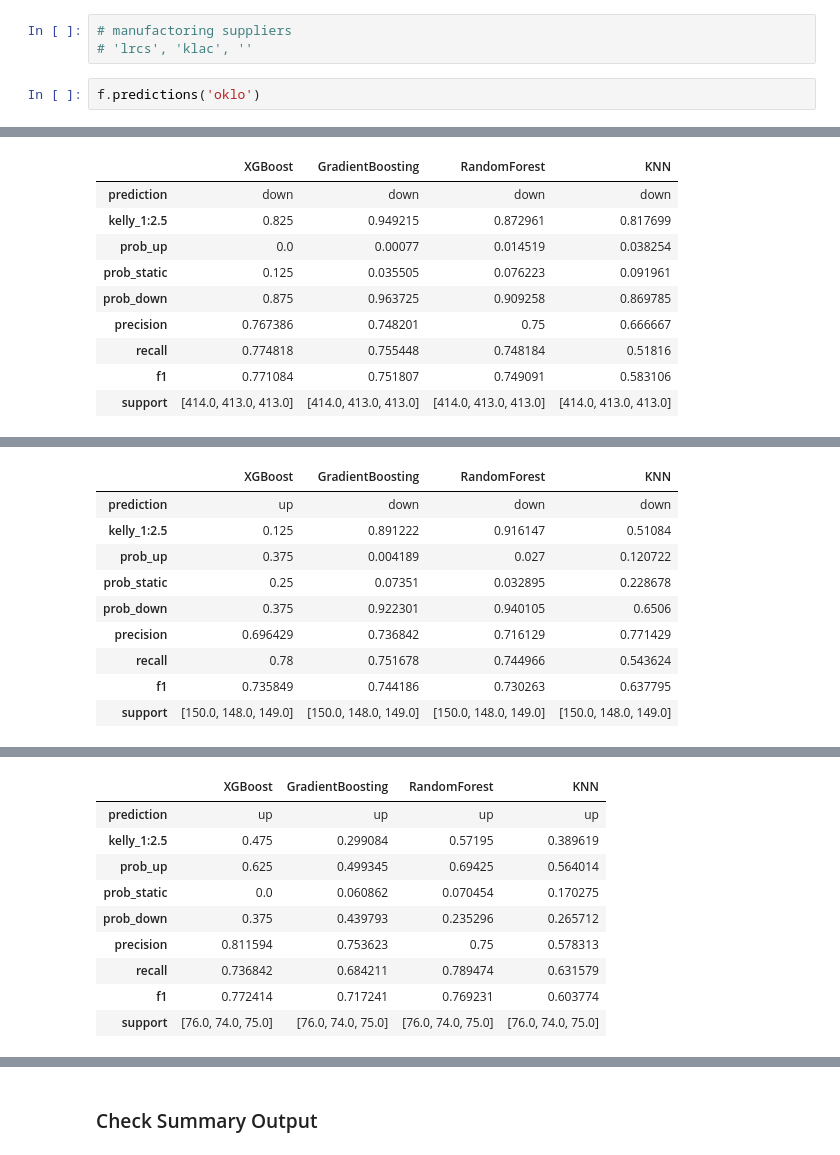
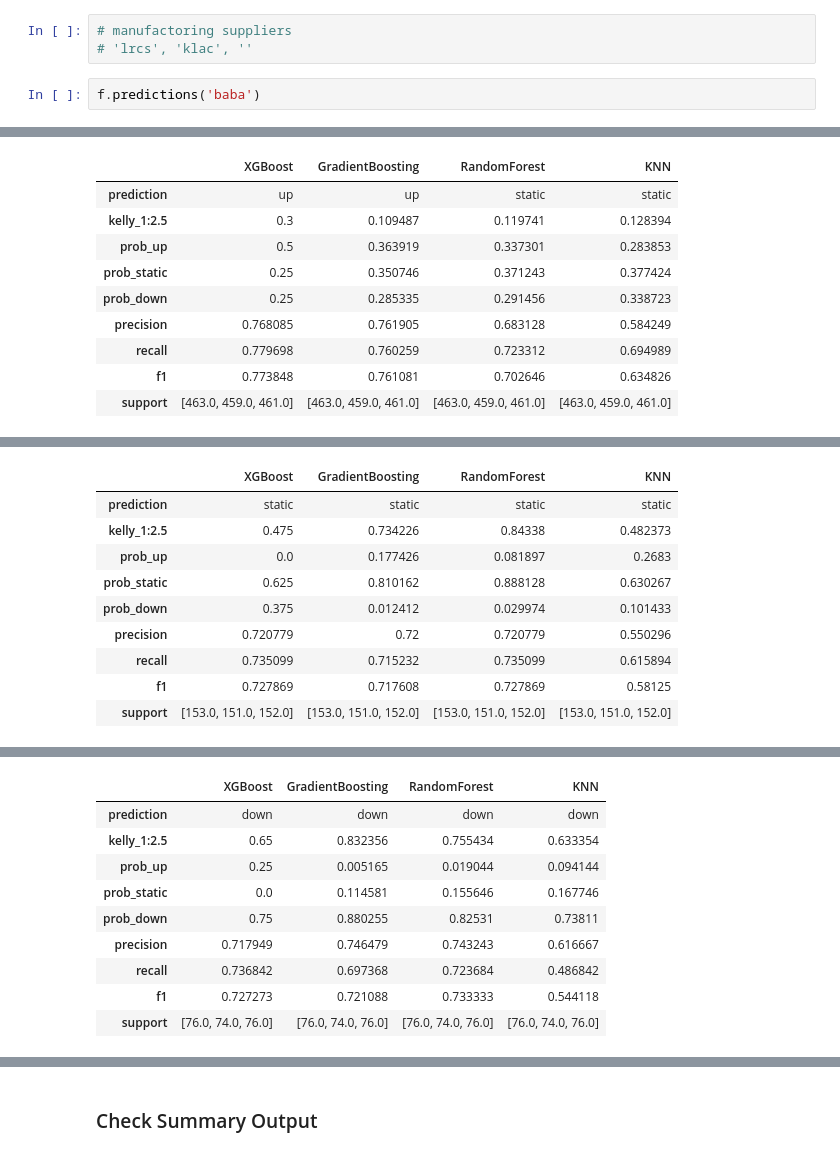
Before and after one commit to yuchild/stock_production, a Jupyter notebook: stock_next_time_frame_predictor.ipynb, the cells around one changed output, grey strips where cells are left out. Cells and saved outputs as stored; diff of their text form.

```diff
--- a/stock_next_time_frame_predictor.ipynb
+++ b/stock_next_time_frame_predictor.ipynb
@@ -43,5 +43,5 @@ from src import functions as f
 # manufactoring suppliers
 # 'lrcs', 'klac', ''
 # %%
-f.predictions('oklo')
+f.predictions('baba')
 # %% [output]
@@ -49,10 +49,10 @@ OKLO 5m Interval Timestamp: 2024-10-21 03:07:44
 |  | XGBoost | GradientBoosting | RandomForest | KNN |
-| prediction | down | down | down | down |
-| kelly_1:2.5 | 0.825 | 0.949215 | 0.872961 | 0.817699 |
-| prob_up | 0.0 | 0.00077 | 0.014519 | 0.038254 |
-| prob_static | 0.125 | 0.035505 | 0.076223 | 0.091961 |
-| prob_down | 0.875 | 0.963725 | 0.909258 | 0.869785 |
-| precision | 0.767386 | 0.748201 | 0.75 | 0.666667 |
-| recall | 0.774818 | 0.755448 | 0.748184 | 0.51816 |
-| f1 | 0.771084 | 0.751807 | 0.749091 | 0.583106 |
-| support | [414.0, 413.0, 413.0] | [414.0, 413.0, 413.0] | [414.0, 413.0, 413.0] | [414.0, 413.0, 413.0] |
+| prediction | up | up | static | static |
+| kelly_1:2.5 | 0.3 | 0.109487 | 0.119741 | 0.128394 |
+| prob_up | 0.5 | 0.363919 | 0.337301 | 0.283853 |
+| prob_static | 0.25 | 0.350746 | 0.371243 | 0.377424 |
+| prob_down | 0.25 | 0.285335 | 0.291456 | 0.338723 |
+| precision | 0.768085 | 0.761905 | 0.683128 | 0.584249 |
+| recall | 0.779698 | 0.760259 | 0.723312 | 0.694989 |
+| f1 | 0.773848 | 0.761081 | 0.702646 | 0.634826 |
+| support | [463.0, 459.0, 461.0] | [463.0, 459.0, 461.0] | [463.0, 459.0, 461.0] | [463.0, 459.0, 461.0] |
@@ -60,10 +60,10 @@ OKLO 15m Interval Timestamp: 2024-10-21 03:07:50
 |  | XGBoost | GradientBoosting | RandomForest | KNN |
-| prediction | up | down | down | down |
-| kelly_1:2.5 | 0.125 | 0.891222 | 0.916147 | 0.51084 |
-| prob_up | 0.375 | 0.004189 | 0.027 | 0.120722 |
-| prob_static | 0.25 | 0.07351 | 0.032895 | 0.228678 |
-| prob_down | 0.375 | 0.922301 | 0.940105 | 0.6506 |
-| precision | 0.696429 | 0.736842 | 0.716129 | 0.771429 |
-| recall | 0.78 | 0.751678 | 0.744966 | 0.543624 |
-| f1 | 0.735849 | 0.744186 | 0.730263 | 0.637795 |
-| support | [150.0, 148.0, 149.0] | [150.0, 148.0, 149.0] | [150.0, 148.0, 149.0] | [150.0, 148.0, 149.0] |
+| prediction | static | static | static | static |
+| kelly_1:2.5 | 0.475 | 0.734226 | 0.84338 | 0.482373 |
+| prob_up | 0.0 | 0.177426 | 0.081897 | 0.2683 |
+| prob_static | 0.625 | 0.810162 | 0.888128 | 0.630267 |
+| prob_down | 0.375 | 0.012412 | 0.029974 | 0.101433 |
+| precision | 0.720779 | 0.72 | 0.720779 | 0.550296 |
+| recall | 0.735099 | 0.715232 | 0.735099 | 0.615894 |
+| f1 | 0.727869 | 0.717608 | 0.727869 | 0.58125 |
+| support | [153.0, 151.0, 152.0] | [153.0, 151.0, 152.0] | [153.0, 151.0, 152.0] | [153.0, 151.0, 152.0] |
@@ -71,10 +71,10 @@ OKLO 30m Interval Timestamp: 2024-10-21 03:07:54
 |  | XGBoost | GradientBoosting | RandomForest | KNN |
-| prediction | up | up | up | up |
-| kelly_1:2.5 | 0.475 | 0.299084 | 0.57195 | 0.389619 |
-| prob_up | 0.625 | 0.499345 | 0.69425 | 0.564014 |
-| prob_static | 0.0 | 0.060862 | 0.070454 | 0.170275 |
-| prob_down | 0.375 | 0.439793 | 0.235296 | 0.265712 |
-| precision | 0.811594 | 0.753623 | 0.75 | 0.578313 |
-| recall | 0.736842 | 0.684211 | 0.789474 | 0.631579 |
-| f1 | 0.772414 | 0.717241 | 0.769231 | 0.603774 |
-| support | [76.0, 74.0, 75.0] | [76.0, 74.0, 75.0] | [76.0, 74.0, 75.0] | [76.0, 74.0, 75.0] |
+| prediction | down | down | down | down |
+| kelly_1:2.5 | 0.65 | 0.832356 | 0.755434 | 0.633354 |
+| prob_up | 0.25 | 0.005165 | 0.019044 | 0.094144 |
+| prob_static | 0.0 | 0.114581 | 0.155646 | 0.167746 |
+| prob_down | 0.75 | 0.880255 | 0.82531 | 0.73811 |
+| precision | 0.717949 | 0.746479 | 0.743243 | 0.616667 |
+| recall | 0.736842 | 0.697368 | 0.723684 | 0.486842 |
+| f1 | 0.727273 | 0.721088 | 0.733333 | 0.544118 |
+| support | [76.0, 74.0, 76.0] | [76.0, 74.0, 76.0] | [76.0, 74.0, 76.0] | [76.0, 74.0, 76.0] |
```
Also changed, not shown: parts of 1 cell of this notebook, 14 other files.
